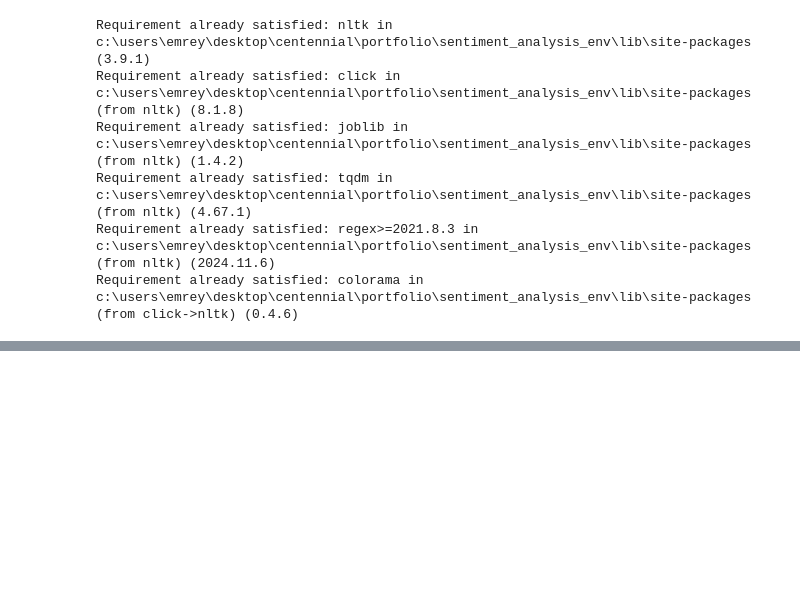
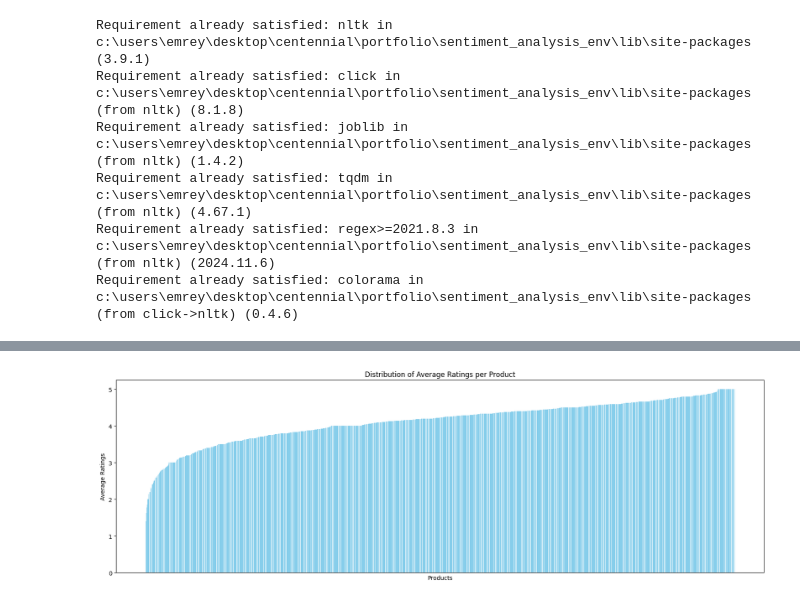
Before and after one commit to emreyurderiportfolio/Portfolio, a Jupyter notebook: Amazon_Reviews_Sentiment_Analysis/Sentiment_Analysis.ipynb, the cells around one changed output, grey strips where cells are left out. Cells and saved outputs as stored; diff of their text form; code cells hidden in the pictures; blank space fills up the shorter version.

```diff
--- a/Amazon_Reviews_Sentiment_Analysis/Sentiment_Analysis.ipynb
+++ b/Amazon_Reviews_Sentiment_Analysis/Sentiment_Analysis.ipynb
@@ -77,0 +223,13 @@ Successfully installed numpy-2.0.2 pandas-2.2.3 pytz-2024.2 tzdata-2024.2
+# %%
+average_ratings_per_product = data.groupby('asin')['overall'].mean().sort_values()
+
+plt.figure(figsize=(20,6))
+plt.bar(average_ratings_per_product.index, average_ratings_per_product, color='skyblue')
+plt.xlabel('Products')
+plt.ylabel('Average Ratings')
+plt.title('Distribution of Average Ratings per Product')
+plt.xticks([])
+
+plt.show()
+# %% [output]
+[figure, added]
```
Also changed, not shown: parts of 27 cells of this notebook.
